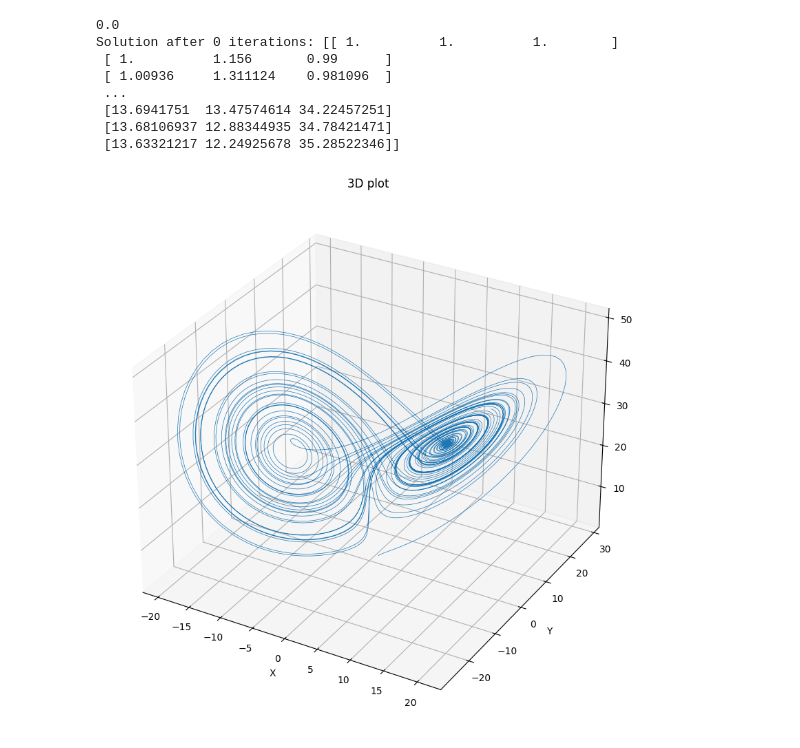
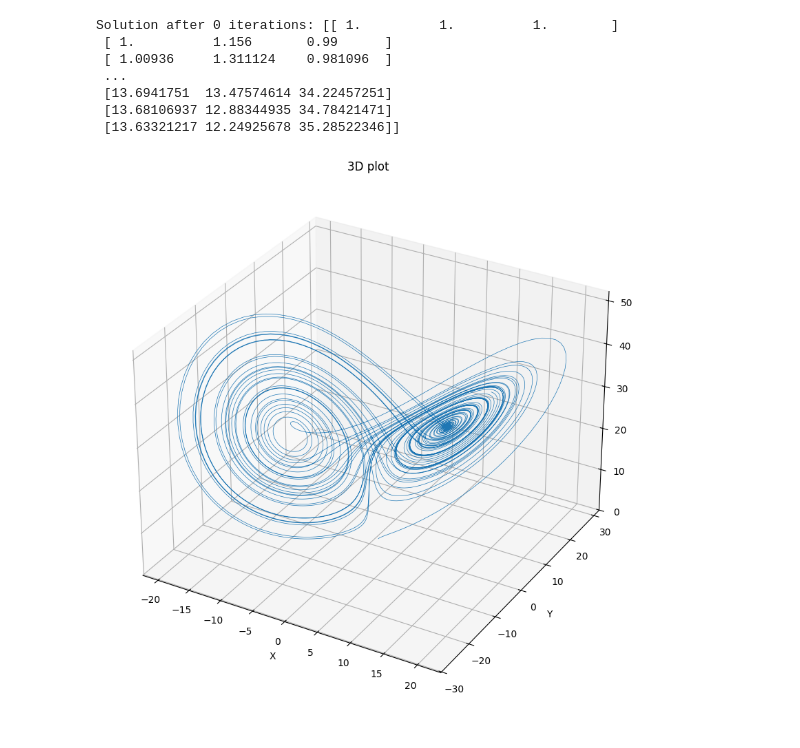
Before and after one commit to master-csmi/2024-m1-parareal, a Jupyter notebook: src/Lorenz_model.ipynb, the cells around one changed output. Saved outputs shown, nothing was run; the diff lists cells and outputs as text; code cells hidden in the pictures.

```diff
--- a/src/Lorenz_model.ipynb
+++ b/src/Lorenz_model.ipynb
@@ -153,33 +153,32 @@ plt.show()
 # %%
 from parareal import *
 
 # Parameters
 
 # Model parameters
 sigma, rho, beta = 10.0, 28.0, 8/3
 lorenz_ = lambda t,state:lorenz(t, state, sigma, rho, beta)
 
 U0 = np.array([1.0, 1.0, 1.0])
 t_span = [0, 60]
 N = 10000
 tol = 1e-1
 max_iter = 10
 G_Nh=1
 F_Nh=1
 G = lambda tspan,u0, :feuler(lorenz_, tspan, u0, G_Nh)[1][-1]
 F = lambda tspan,u0, :feuler(lorenz_, tspan, u0, F_Nh)[1][-1]
 
 # Run Parareal
-iterations, solution = parareal(G, F, tspan, U0, N, max_iter, tol)
+t, iterations, solution = parareal(G, F, tspan, U0, N, max_iter, tol)
 print(f'Solution after {iterations} iterations: {solution}')
 plot3d(t,solution)
 # %% [output]
-0.0
 Solution after 0 iterations: [[ 1.          1.          1.        ]
  [ 1.          1.156       0.99      ]
  [ 1.00936     1.311124    0.981096  ]
  ...
  [13.6941751  13.47574614 34.22457251]
  [13.68106937 12.88344935 34.78421471]
  [13.63321217 12.24925678 35.28522346]]
-[figure, old version]
+[figure, new version]
```
Also changed, not shown: parts of 9 cells of this notebook.
